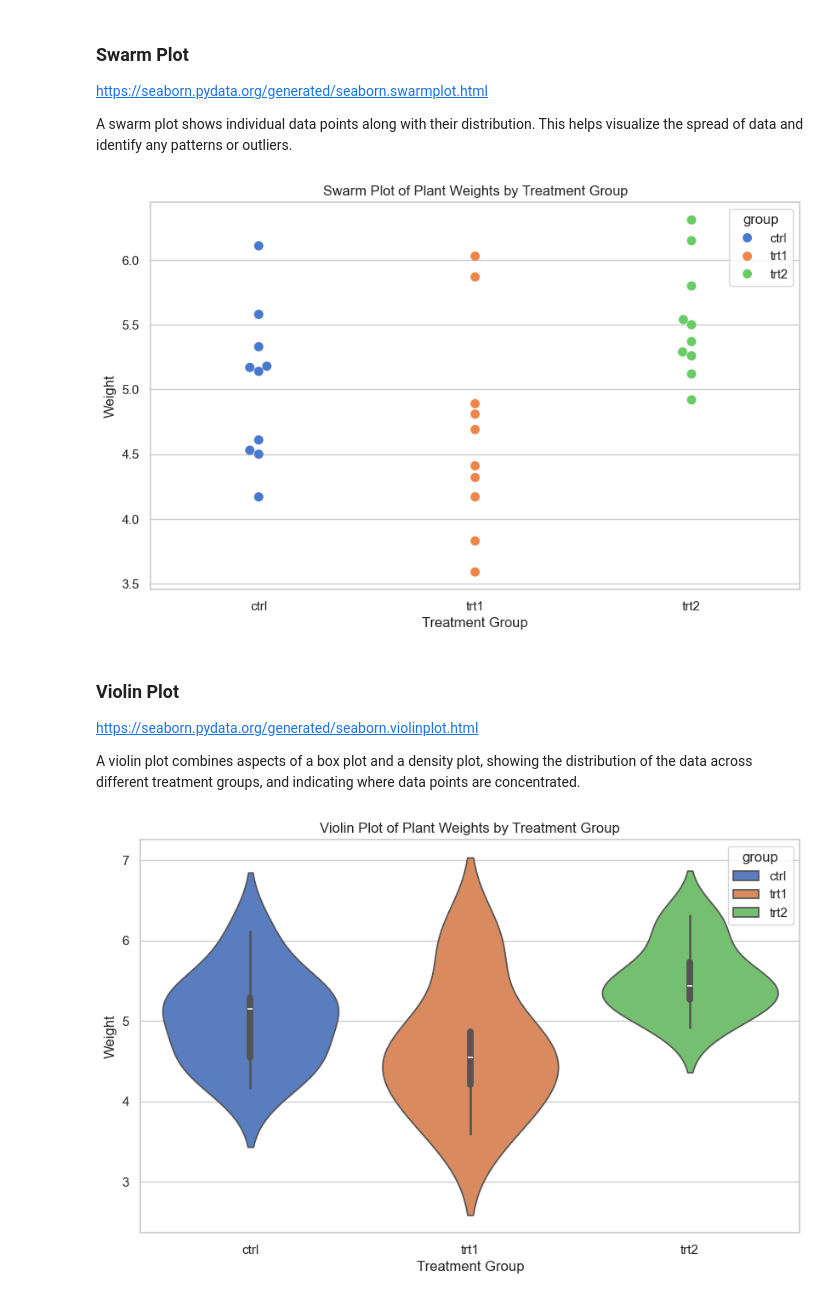
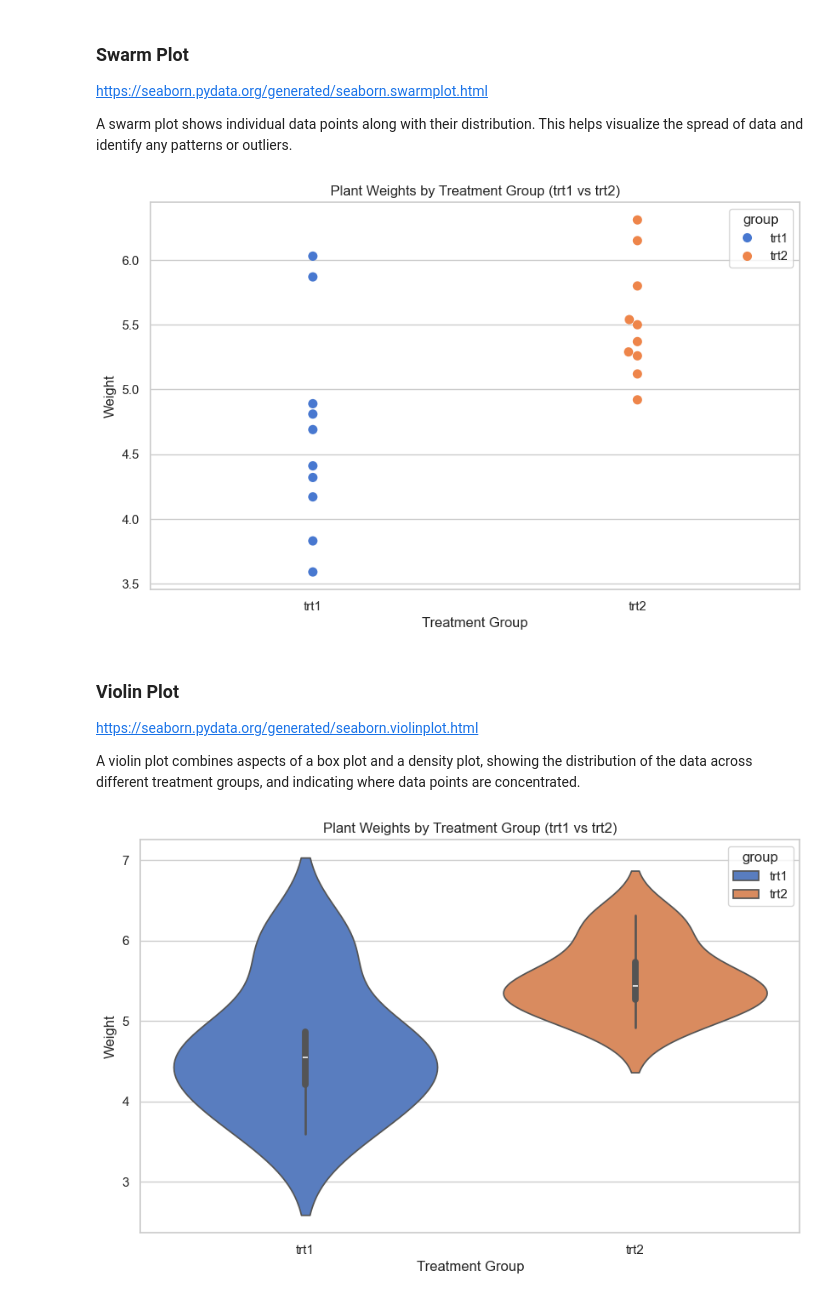
Before and after one commit to ECronin1973/Applied_Statistics_MyWork, a Jupyter notebook: project.ipynb, the cells around one changed output. Saved outputs shown, nothing was run; the diff lists cells and outputs as text; code cells hidden in the pictures.

Commit message:
t-test modified as plots showed that three groups were being included in t-test, not two, code modified to filter to trt1 and trt2 only.

```diff
--- a/project.ipynb
+++ b/project.ipynb
@@ -144,25 +149,42 @@ https://seaborn.pydata.org/generated/seaborn.swarmplot.html
 
 A swarm plot shows individual data points along with their distribution. This helps visualize the spread of data and identify any patterns or outliers.
 # %%
+# Filter the dataframe for the two treatment groups
+df_filtered = df[df['group'].isin(['trt1', 'trt2'])]
+
+# Filter the dataset to include only trt1 and trt2 groups
+df_filtered = df[df['group'].isin(['trt1', 'trt2'])]
+
+# Set the style of the visualization
+sns.set_theme(style="whitegrid")
+
+# Create the swarm plot
 plt.figure(figsize=(10, 6))
-sns.swarmplot(x='group', y='weight', data=df, hue='group', palette="muted", size=8, legend=True)
-plt.title('Swarm Plot of Plant Weights by Treatment Group')
+sns.swarmplot(x='group', y='weight', data=df_filtered, hue='group', palette="muted", size=8, legend=True)
+plt.title('Plant Weights by Treatment Group (trt1 vs trt2)')
 plt.xlabel('Treatment Group')
 plt.ylabel('Weight')
 plt.show()
 # %% [output]
-[figure, old version]
+[figure, new version]
 # %% [markdown]
 ### Violin Plot
 https://seaborn.pydata.org/generated/seaborn.violinplot.html
 
 A violin plot combines aspects of a box plot and a density plot, showing the distribution of the data across different treatment groups, and indicating where data points are concentrated.
 # %%
+# Filter the dataset to include only trt1 and trt2 groups
+df_filtered = df[df['group'].isin(['trt1', 'trt2'])]
+
+# Set the style of the visualization
+sns.set_theme(style="whitegrid")
+
+# Create the violin plot
 plt.figure(figsize=(10, 6))
-sns.violinplot(x='group', y='weight', data=df, hue='group', palette="muted", legend=True)
-plt.title('Violin Plot of Plant Weights by Treatment Group')
+sns.violinplot(x='group', y='weight', data=df_filtered, hue='group', palette="muted", legend=True)
+plt.title('Plant Weights by Treatment Group (trt1 vs trt2)')
 plt.xlabel('Treatment Group')
 plt.ylabel('Weight')
 plt.show()
 # %% [output]
-[figure, old version]
+[figure, new version]
```
Also changed, not shown: parts of 1 cell of this notebook, 1 other file.
